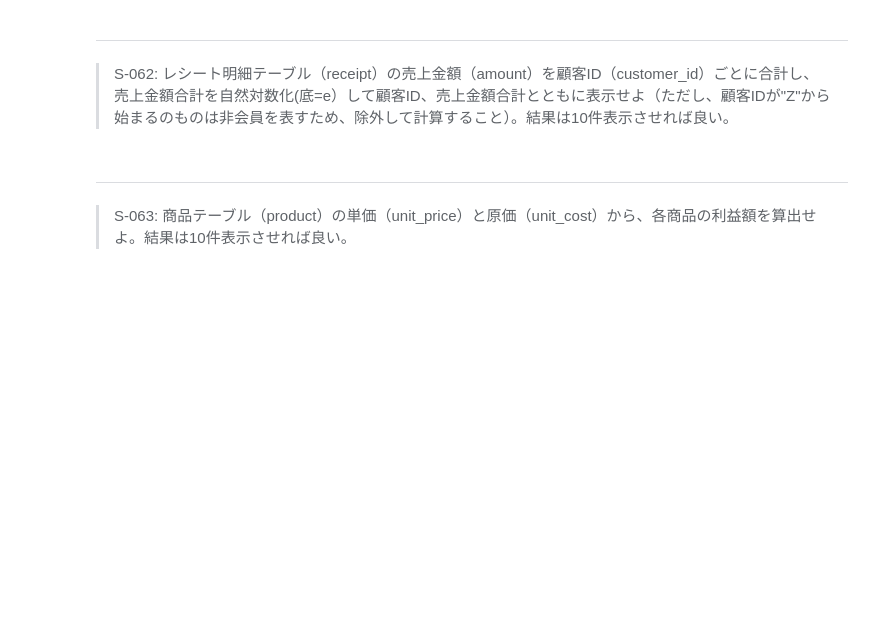
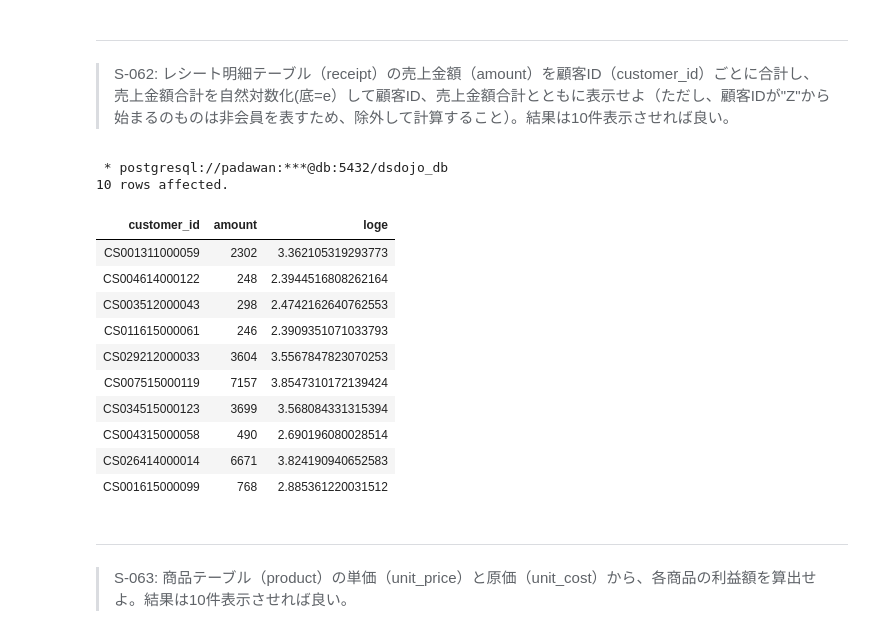
Before and after one commit to kouta0530/jupyter, a Jupyter notebook: practice/100knocks-preprocess/docker/work/preprocess_knock_SQL.ipynb, the cells around one changed output. Cells and saved outputs as stored; diff of their text form; code cells hidden in the pictures; blank space fills up the shorter version.

```diff
--- a/practice/100knocks-preprocess/docker/work/preprocess_knock_SQL.ipynb
+++ b/practice/100knocks-preprocess/docker/work/preprocess_knock_SQL.ipynb
@@ -1588,3 +1606,32 @@ LIMIT 10
+# %%
+%%sql
+SELECT customer_id,
+    amount,
+    LOG(amount) as loge
+FROM
+    (SELECT customer_id,SUM(amount) as amount
+    FROM
+        receipt
+    WHERE
+        customer_id not like 'Z%'
+    GROUP BY
+        customer_id
+        ) tmp
+LIMIT 10
+# %% [output]
+ * postgresql://padawan:***@db:5432/dsdojo_db
+10 rows affected.
+| customer_id | amount | loge |
+| CS001311000059 | 2302 | 3.362105319293773 |
+| CS004614000122 | 248 | 2.3944516808262164 |
+| CS003512000043 | 298 | 2.4742162640762553 |
+| CS011615000061 | 246 | 2.3909351071033793 |
+| CS029212000033 | 3604 | 3.5567847823070253 |
+| CS007515000119 | 7157 | 3.8547310172139424 |
+| CS034515000123 | 3699 | 3.568084331315394 |
+| CS004315000058 | 490 | 2.690196080028514 |
+| CS026414000014 | 6671 | 3.824190940652583 |
+| CS001615000099 | 768 | 2.885361220031512 |
 # %% [markdown]
 ---
 > S-063: 商品テーブル（product）の単価（unit_price）と原価（unit_cost）から、各商品の利益額を算出せよ。結果は10件表示させれば良い。
```
Also changed, not shown: parts of 4 cells of this notebook.
